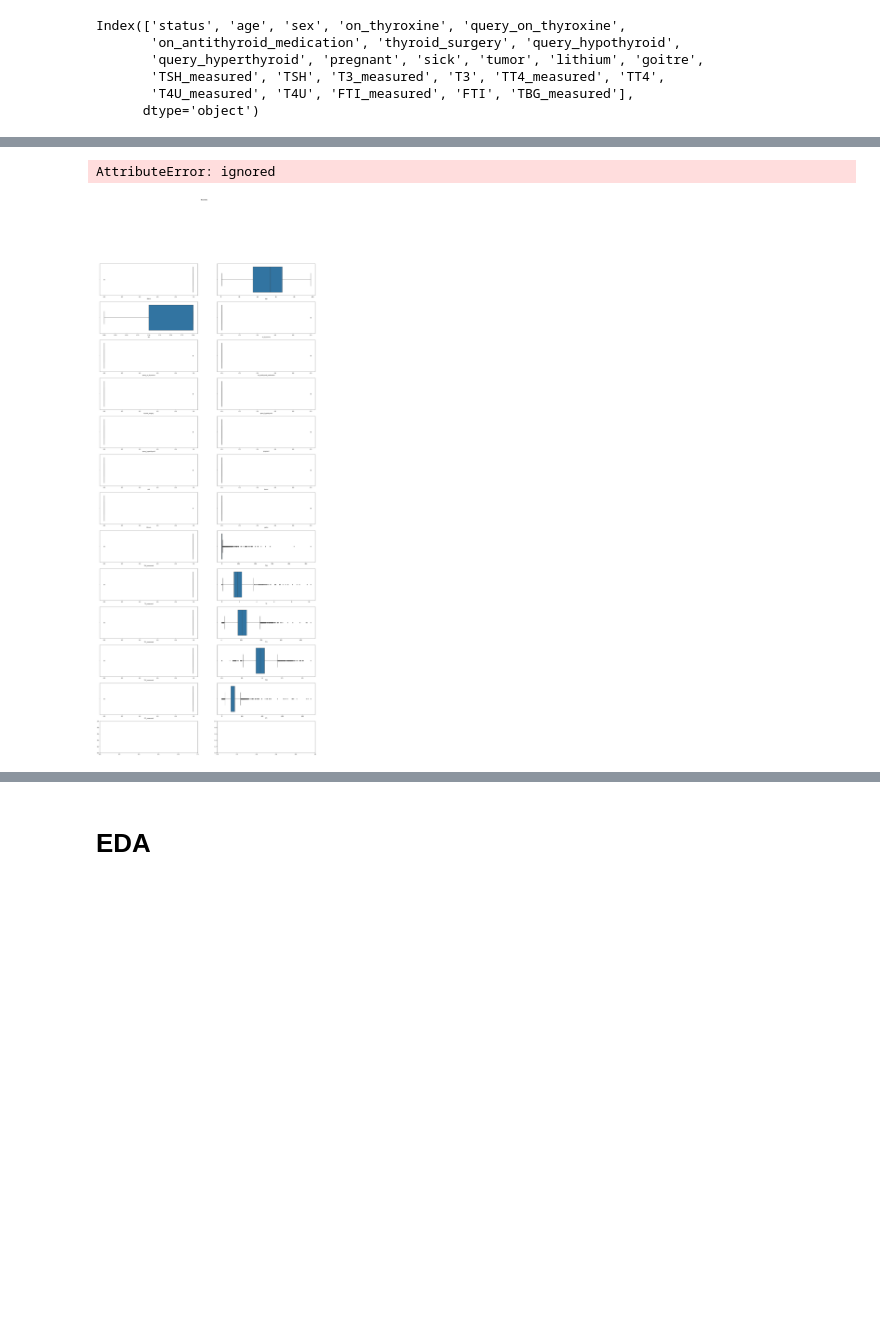
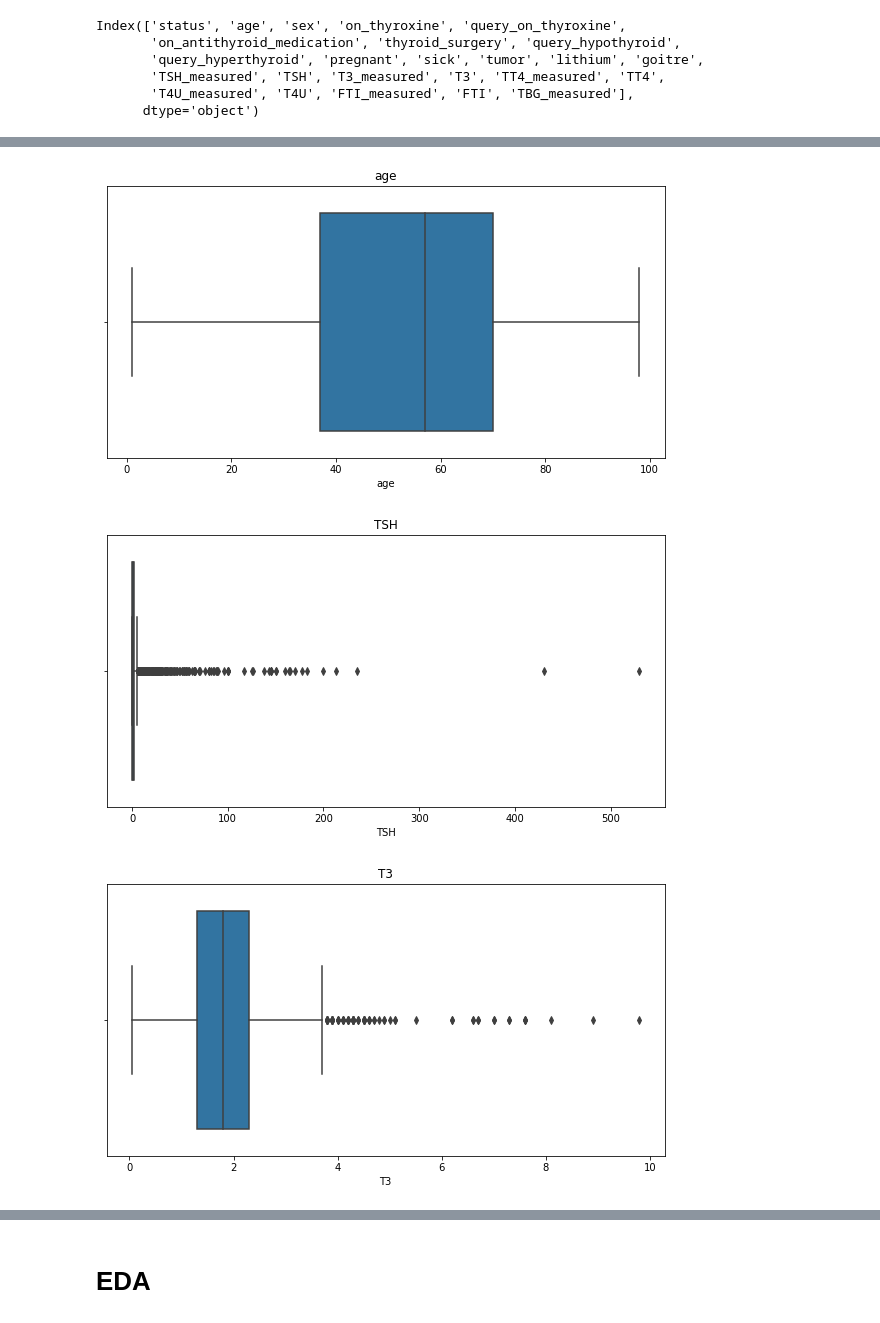
Before and after one commit to Kevinsamuelgitau/W9-IP, a Jupyter notebook: SAMUEL_GITAU_W8_IP.ipynb, the cells around one changed output, grey strips where cells are left out. Saved outputs shown, nothing was run; the diff lists cells and outputs as text; code cells hidden in the pictures; blank space fills up the shorter version.

```diff
--- a/SAMUEL_GITAU_W8_IP.ipynb
+++ b/SAMUEL_GITAU_W8_IP.ipynb
@@ -243,39 +279,13 @@ memory usage: 617.9 KB
-# %%
-# To check for outliers through boxplots
-#
-
-fig, ((ax1, ax2), (ax3, ax4),(ax5, ax6), (ax7, ax8),(ax9,ax10), (ax11,ax12), (ax13,ax14), (ax15,ax16), (ax17,ax18), (ax19,ax20), (ax21,ax22), (ax23,ax24), (ax25,ax26)) = plt.subplots(13,2, figsize=(30, 70))
-
-fig.suptitle('Boxplots')
-
-
-sns.boxplot(df['status'], ax=ax1)
-sns.boxplot(df['age'], ax=ax2)
-sns.boxplot(df['sex'], ax=ax3)
-sns.boxplot(df['on_thyroxine'], ax=ax4)
-sns.boxplot(df['query_on_thyroxine'], ax=ax5)
-sns.boxplot(df['on_antithyroid_medication'], ax=ax6)
-sns.boxplot(df['thyroid_surgery'], ax=ax7)
-sns.boxplot(df['query_hypothyroid'], ax=ax8)
-sns.boxplot(df['query_hyperthyroid'], ax=ax9)
-sns.boxplot(df['pregnant'], ax=ax10)
-sns.boxplot(df['sick'], ax=ax11)
-sns.boxplot(df['tumor'], ax=ax12)
-sns.boxplot(df['lithium'], ax=ax13)
-sns.boxplot(df['goitre'], ax=ax14)
-sns.boxplot(df['TSH_measured'], ax=ax15)
-sns.boxplot(df['TSH'], ax=ax16)
-sns.boxplot(df['T3_measured'], ax=ax17)
-sns.boxplot(df['T3'], ax=ax18)
-sns.boxplot(df['TT4_measured'], ax=ax19)
-sns.boxplot(df['TT4'], ax=ax20)
-sns.boxplot(df['T4U_measured'], ax=ax21)
-sns.boxplot(df['T4U'], ax=ax22)
-sns.boxplot(df['FTI_measured'], ax=ax23)
-sns.boxplot(df['FTI'], ax=ax24)
-sns.boxplots(df['TBG_measured'], ax=ax25)
-
-plt.show()
-# %% [output]
-AttributeError: ignored
-[figure, removed]
+# %%
+# To check for outliers through boxplots
+#
+
+numerical= ['age', 'TSH',  'T3',  'TT4',  'T4U', 'FTI']
+for i, j in enumerate(numerical):
+  plt.figure(figsize=(10,5))
+  plt.title(j)
+  sns.boxplot(df[j])
+# %% [output]
+[figure, added]
+[figure, added]
+[figure, added]
```
Also changed, not shown: parts of 18 cells of this notebook.
